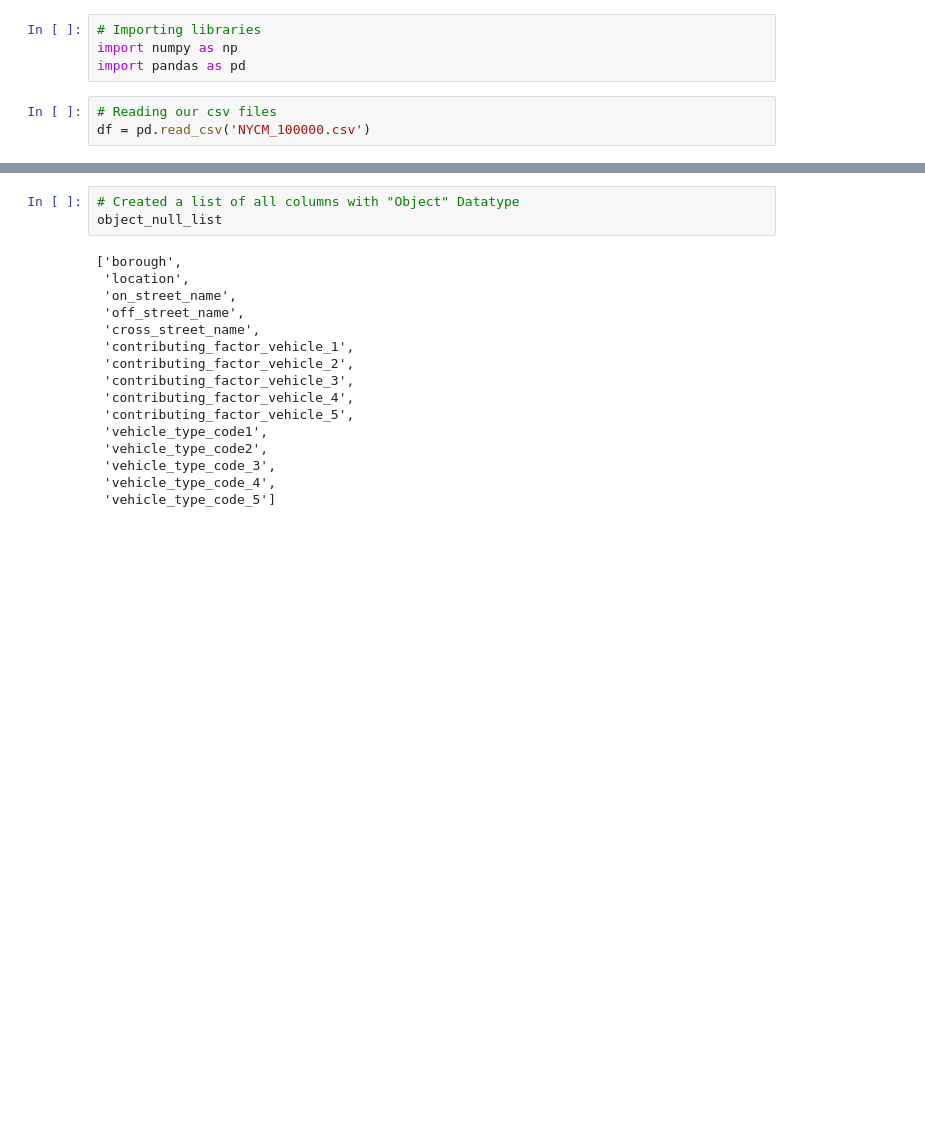
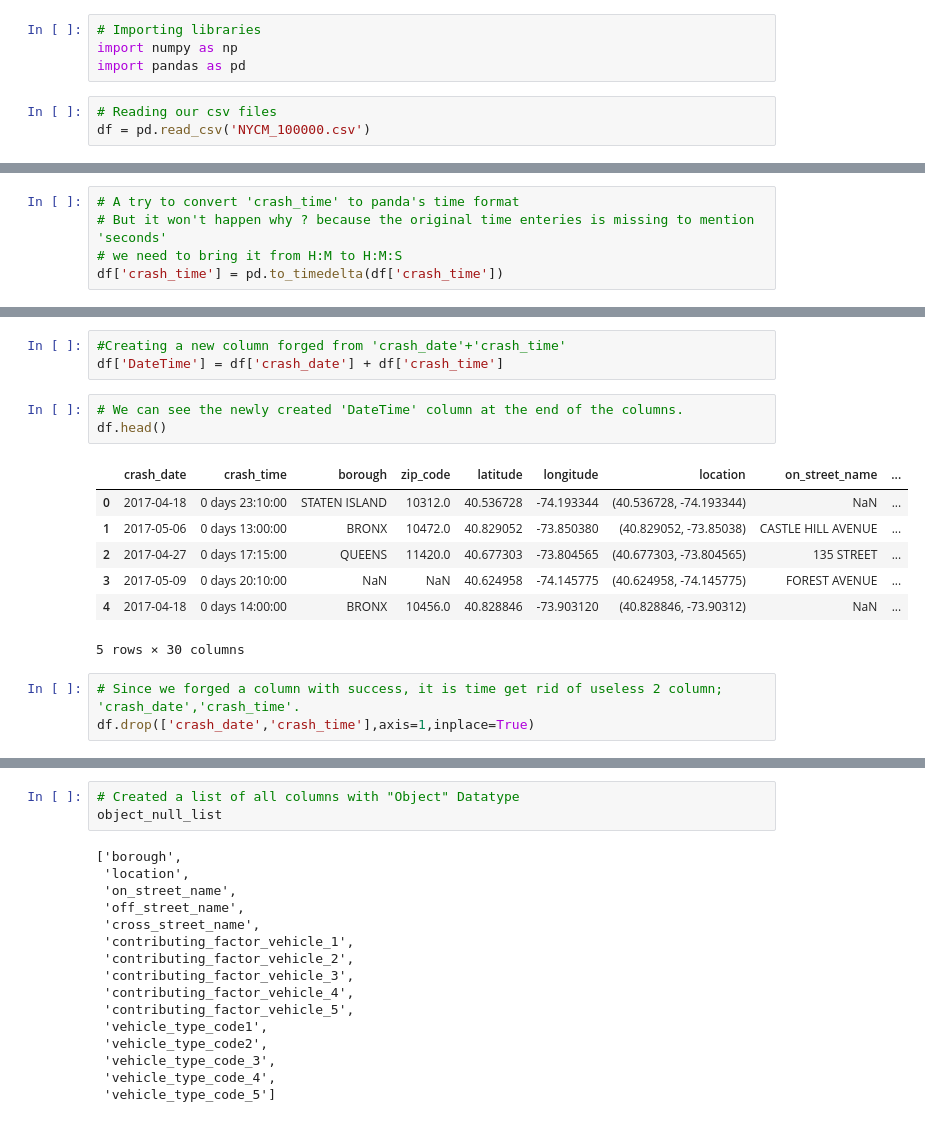
Before and after one commit to Idreesqbal/NYC, a Jupyter notebook: NYC-Motor-Crashes.ipynb, the cells around one changed output, grey strips where cells are left out. Drawn from its saved outputs; the diff is of its cells as text; blank space fills up the shorter version.

```diff
--- a/NYC-Motor-Crashes.ipynb
+++ b/NYC-Motor-Crashes.ipynb
@@ -66,0 +39,5 @@ dtype: object
+# %%
+# A try to convert 'crash_time' to panda's time format
+# But it won't happen why ? because the original time enteries is missing to mention 'seconds'
+# we need to bring it from H:M to H:M:S
+df['crash_time'] = pd.to_timedelta(df['crash_time'])
@@ -66,0 +89,17 @@ dtype: object
+# %%
+#Creating a new column forged from 'crash_date'+'crash_time'
+df['DateTime'] = df['crash_date'] + df['crash_time']
+# %%
+# We can see the newly created 'DateTime' column at the end of the columns.
+df.head()
+# %% [output]
+|  | crash_date | crash_time | borough | zip_code | latitude | longitude | location | on_street_name | ... |
+| 0 | 2017-04-18 | 0 days 23:10:00 | STATEN ISLAND | 10312.0 | 40.536728 | -74.193344 | (40.536728, -74.193344) | NaN | ... |
+| 1 | 2017-05-06 | 0 days 13:00:00 | BRONX | 10472.0 | 40.829052 | -73.850380 | (40.829052, -73.85038) | CASTLE HILL AVENUE | ... |
+| 2 | 2017-04-27 | 0 days 17:15:00 | QUEENS | 11420.0 | 40.677303 | -73.804565 | (40.677303, -73.804565) | 135 STREET | ... |
+| 3 | 2017-05-09 | 0 days 20:10:00 | NaN | NaN | 40.624958 | -74.145775 | (40.624958, -74.145775) | FOREST AVENUE | ... |
+| 4 | 2017-04-18 | 0 days 14:00:00 | BRONX | 10456.0 | 40.828846 | -73.903120 | (40.828846, -73.90312) | NaN | ... |
+5 rows × 30 columns
+# %%
+# Since we forged a column with success, it is time get rid of useless 2 column; 'crash_date','crash_time'.
+df.drop(['crash_date','crash_time'],axis=1,inplace=True)
```
Also changed, not shown: parts of 25 cells of this notebook.
